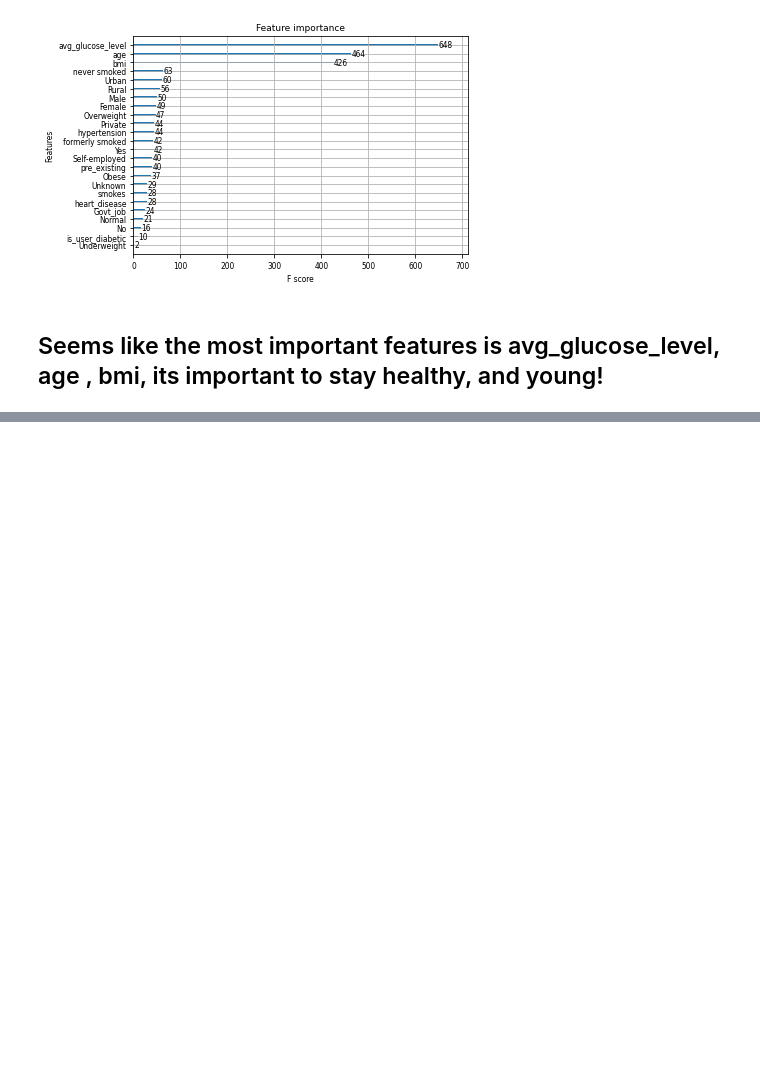
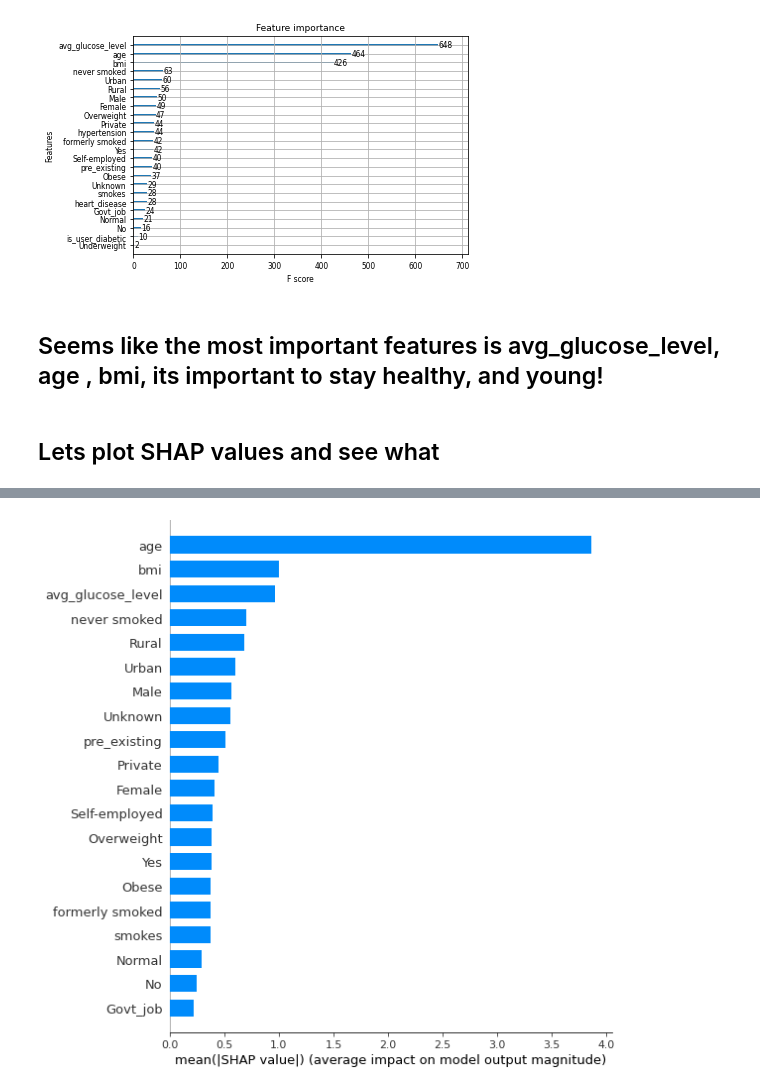
Before and after one commit to sean-ashley/Stroke-Prediction-App, a Jupyter notebook: training/post_training_analysis.ipynb, the cells around one changed output, grey strips where cells are left out. Drawn from its saved outputs; the diff is of its cells as text; code cells hidden in the pictures; blank space fills up the shorter version.

Commit message:
Added SHAP values to post_training_analysis

```diff
--- a/training/post_training_analysis.ipynb
+++ b/training/post_training_analysis.ipynb
@@ -109,3 +111,15 @@ ax = plot_importance(model['pred'])
 [figure]
 # %% [markdown]
 ## Seems like the most important features is avg_glucose_level, age , bmi, its important to stay healthy, and young!
+# %% [markdown]
+## Lets plot SHAP values and see what
+# %%
+explainer = shap.TreeExplainer(model["pred"])
+cleaned_data = pd.read_csv("../data/cleaned_data.csv")
+cleaned_data.index = pd.Index(cleaned_data["Unnamed: 0"],name = "ID")
+cleaned_data.drop(columns = ["Unnamed: 0"],axis = 1, inplace = True)
+
+shap_values = explainer.shap_values(cleaned_data)
+shap.initjs()
+shap.summary_plot(shap_values,cleaned_data,plot_type='bar')
+# %% [output]
@@ -111,0 +127 @@ ax = plot_importance(model['pred'])
+[figure, added]
```
Also changed, not shown: parts of 7 cells of this notebook, 3 other files.
